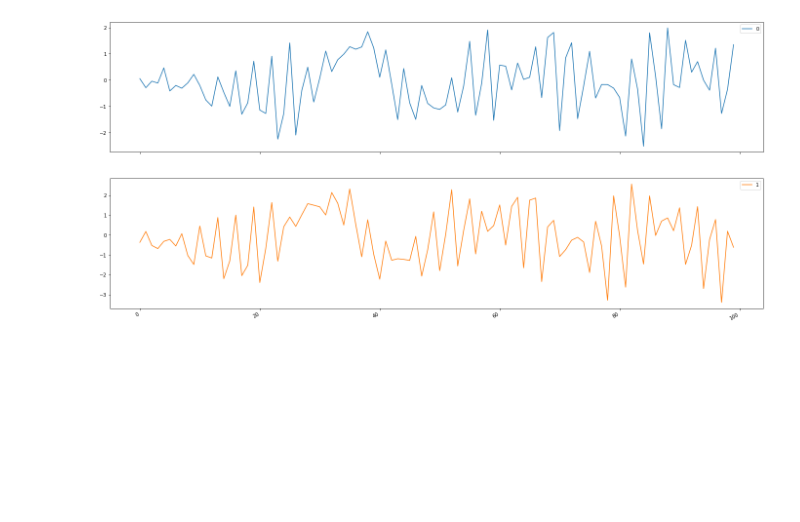
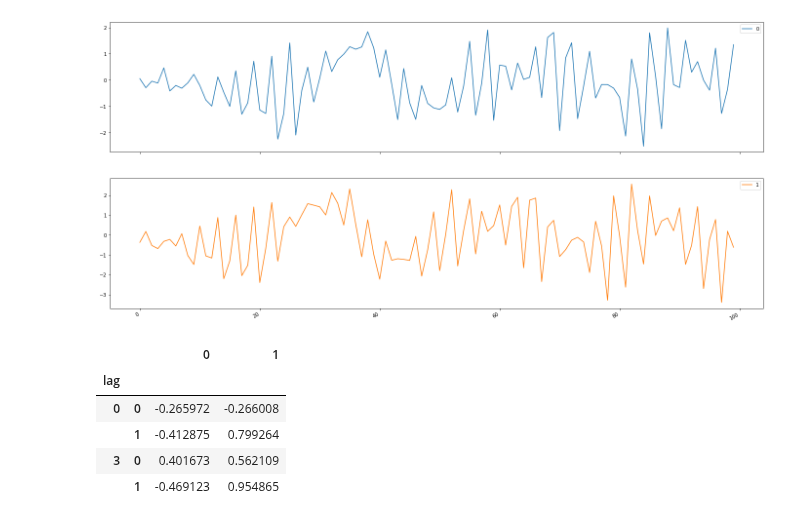
Before and after one commit to NowanIlfideme/masters_switching_models, a Jupyter notebook: notebooks/metric_testing.ipynb, the cells around one changed output. Cells and saved outputs as stored; diff of their text form; code cells hidden in the pictures; blank space fills up the shorter version.

```diff
--- a/notebooks/metric_testing.ipynb
+++ b/notebooks/metric_testing.ipynb
@@ -26,3 +26,12 @@ y = gen.generate(100)
 y.plot(subplots=True, figsize=(24, 12));
 # %% [output]
 [figure]
+# %%
+gen.coef_ar_df
+# %% [output]
+|  |  | 0 | 1 |
+| lag |  |  |  |
+| 0 | 0 | -0.265972 | -0.266008 |
+|  | 1 | -0.412875 | 0.799264 |
+| 3 | 0 | 0.401673 | 0.562109 |
+|  | 1 | -0.469123 | 0.954865 |
```
Also changed, not shown: 1 other file.
